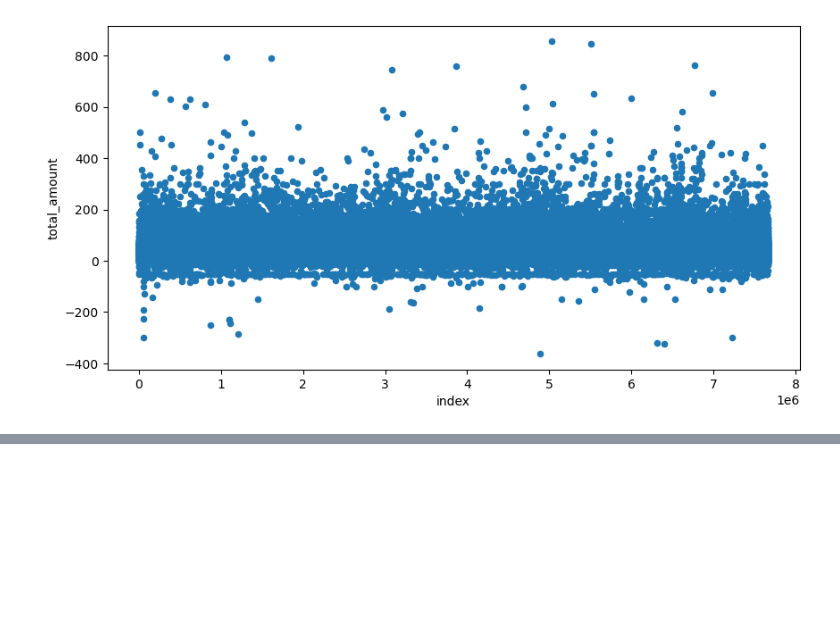
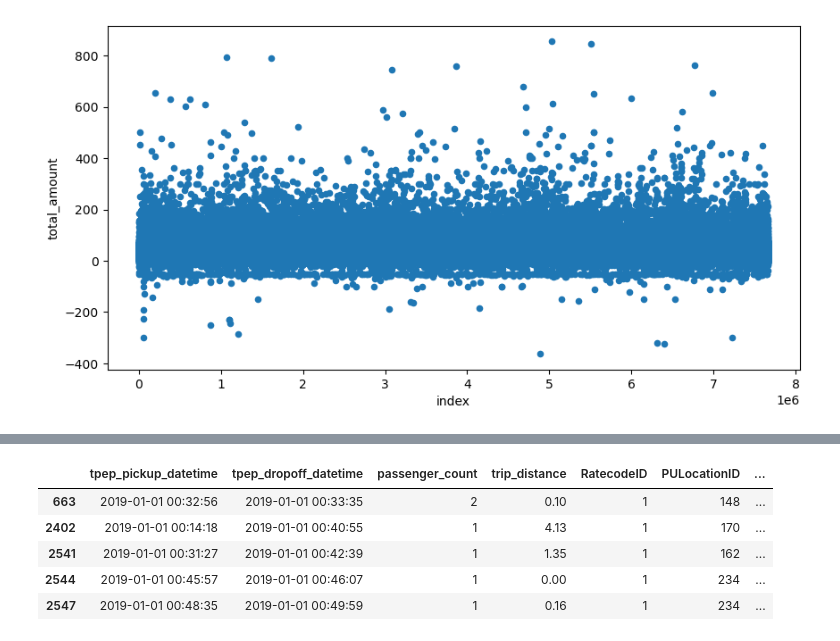
Before and after one commit to jamesaje/New-York-Taxi-Analysis, a Jupyter notebook: project_notebook.ipynb, the cells around one changed output, grey strips where cells are left out. Saved outputs shown, nothing was run; the diff lists cells and outputs as text; code cells hidden in the pictures; blank space fills up the shorter version.

```diff
--- a/project_notebook.ipynb
+++ b/project_notebook.ipynb
@@ -83,0 +91,9 @@ tripdata[tripdata['total_amount']<1000].reset_index().plot(kind='scatter', y='to
+# %%
+tripdata[tripdata['total_amount']<0].head()
+# %% [output]
+|  | tpep_pickup_datetime | tpep_dropoff_datetime | passenger_count | trip_distance | RatecodeID | PULocationID | ... |
+| 663 | 2019-01-01 00:32:56 | 2019-01-01 00:33:35 | 2 | 0.10 | 1 | 148 | ... |
+| 2402 | 2019-01-01 00:14:18 | 2019-01-01 00:40:55 | 1 | 4.13 | 1 | 170 | ... |
+| 2541 | 2019-01-01 00:31:27 | 2019-01-01 00:42:39 | 1 | 1.35 | 1 | 162 | ... |
+| 2544 | 2019-01-01 00:45:57 | 2019-01-01 00:46:07 | 1 | 0.00 | 1 | 234 | ... |
+| 2547 | 2019-01-01 00:48:35 | 2019-01-01 00:49:59 | 1 | 0.16 | 1 | 234 | ... |
```
Also changed, not shown: parts of 16 cells of this notebook.
